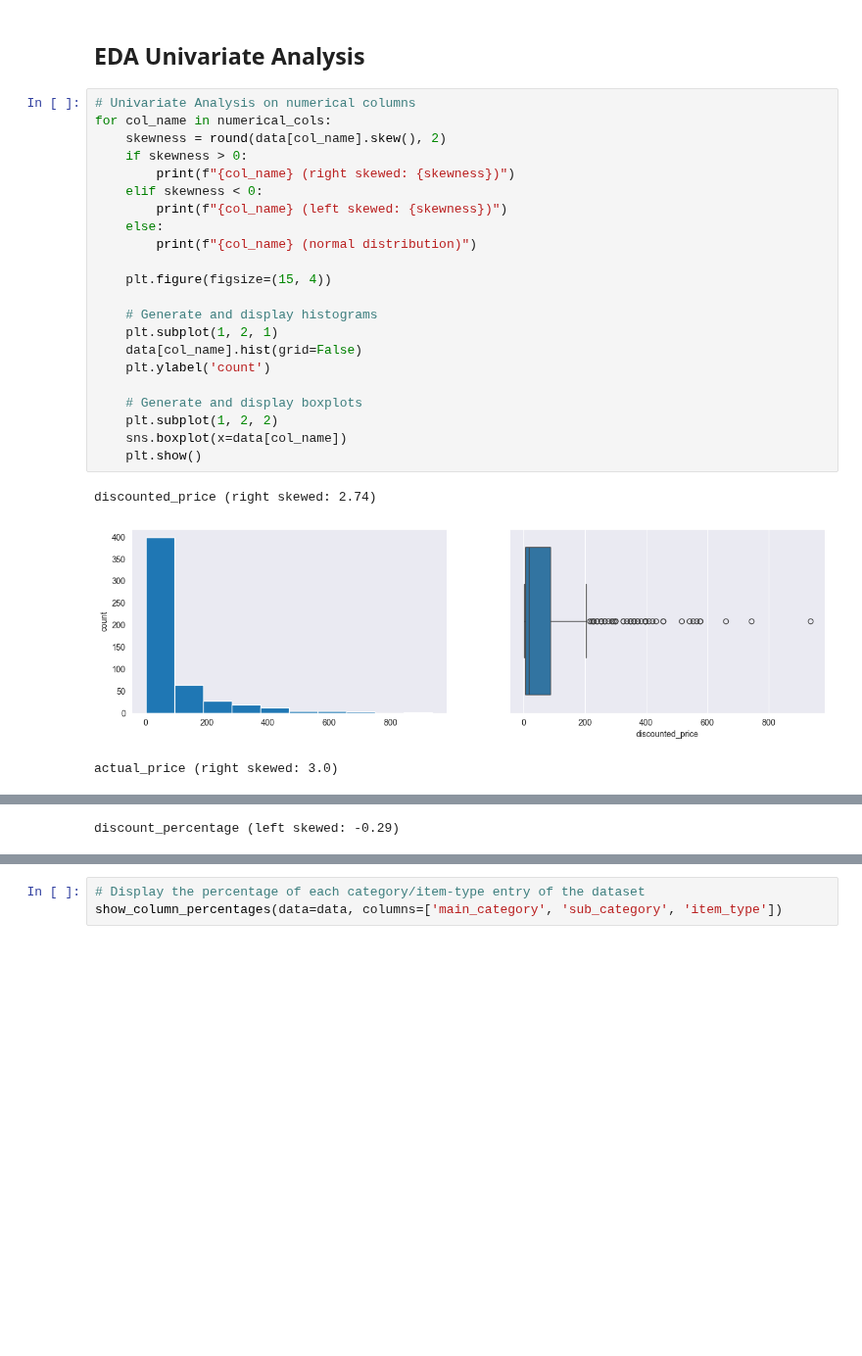
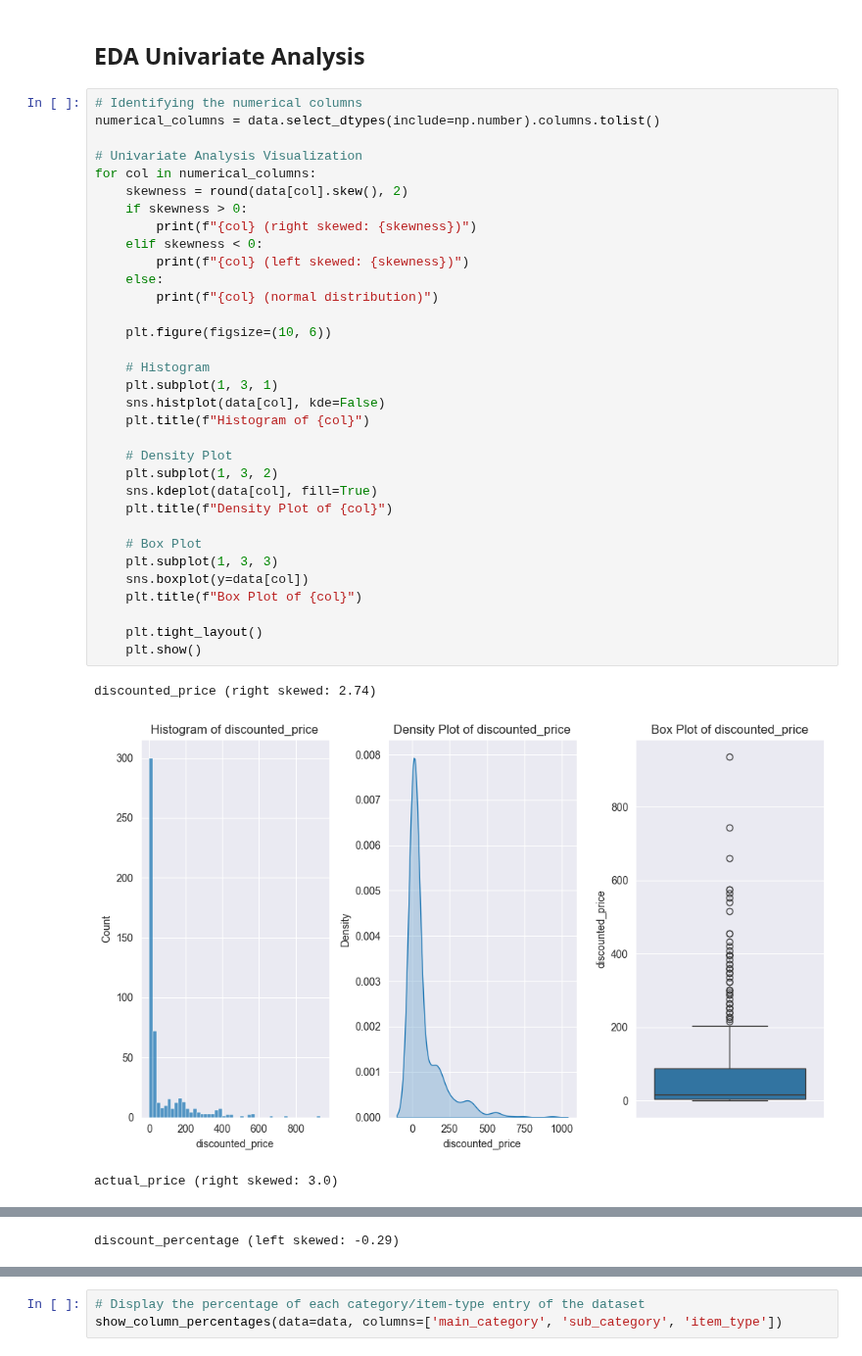
Before and after one commit to anthonyvann/eCommerce-Dataset-Analysis, a Jupyter notebook: EDA.ipynb, the cells around one changed output, grey strips where cells are left out. Shown at 98% size. Saved outputs shown, nothing was run; the diff lists cells and outputs as text; blank space fills up the shorter version.

```diff
--- a/EDA.ipynb
+++ b/EDA.ipynb
@@ -389,28 +404,39 @@ Numerical columns: ['discounted_price', 'actual_price', 'discount_percentage', '
 # %% [markdown]
 ## EDA Univariate Analysis
 # %%
-# Univariate Analysis on numerical columns
-for col_name in numerical_cols:
-    skewness = round(data[col_name].skew(), 2)
+# Identifying the numerical columns
+numerical_columns = data.select_dtypes(include=np.number).columns.tolist()
+
+# Univariate Analysis Visualization
+for col in numerical_columns:
+    skewness = round(data[col].skew(), 2)
     if skewness > 0:
-        print(f"{col_name} (right skewed: {skewness})")
+        print(f"{col} (right skewed: {skewness})")
     elif skewness < 0:
-        print(f"{col_name} (left skewed: {skewness})")
+        print(f"{col} (left skewed: {skewness})")
     else:
-        print(f"{col_name} (normal distribution)")
+        print(f"{col} (normal distribution)")
 
-    plt.figure(figsize=(15, 4))
+    plt.figure(figsize=(10, 6))
 
-    # Generate and display histograms
-    plt.subplot(1, 2, 1)
-    data[col_name].hist(grid=False)
-    plt.ylabel('count')
+    # Histogram
+    plt.subplot(1, 3, 1)
+    sns.histplot(data[col], kde=False)
+    plt.title(f"Histogram of {col}")
 
-    # Generate and display boxplots
-    plt.subplot(1, 2, 2)
-    sns.boxplot(x=data[col_name])
+    # Density Plot
+    plt.subplot(1, 3, 2)
+    sns.kdeplot(data[col], fill=True)
+    plt.title(f"Density Plot of {col}")
+
+    # Box Plot
+    plt.subplot(1, 3, 3)
+    sns.boxplot(y=data[col])
+    plt.title(f"Box Plot of {col}")
+
+    plt.tight_layout()
     plt.show()
 # %% [output]
 discounted_price (right skewed: 2.74)
-[figure, old version]
+[figure, new version]
 actual_price (right skewed: 3.0)
```
Also changed, not shown: parts of 19 cells of this notebook.
